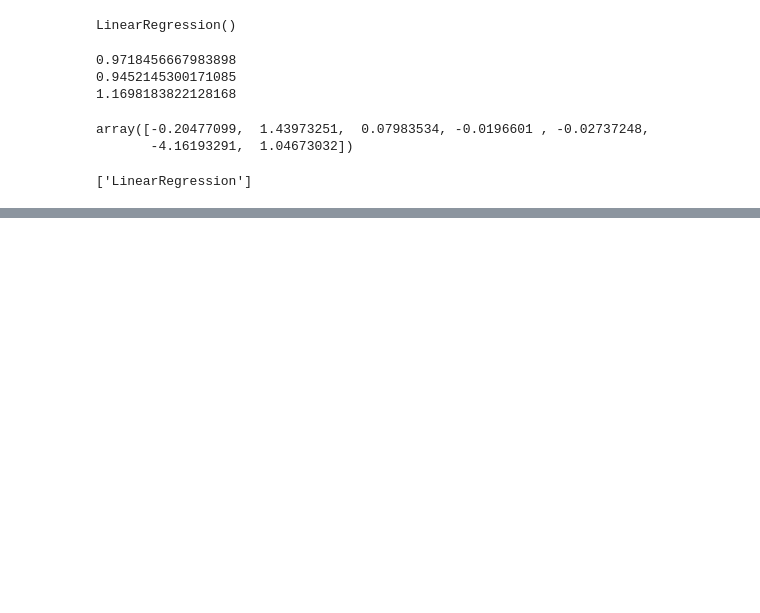
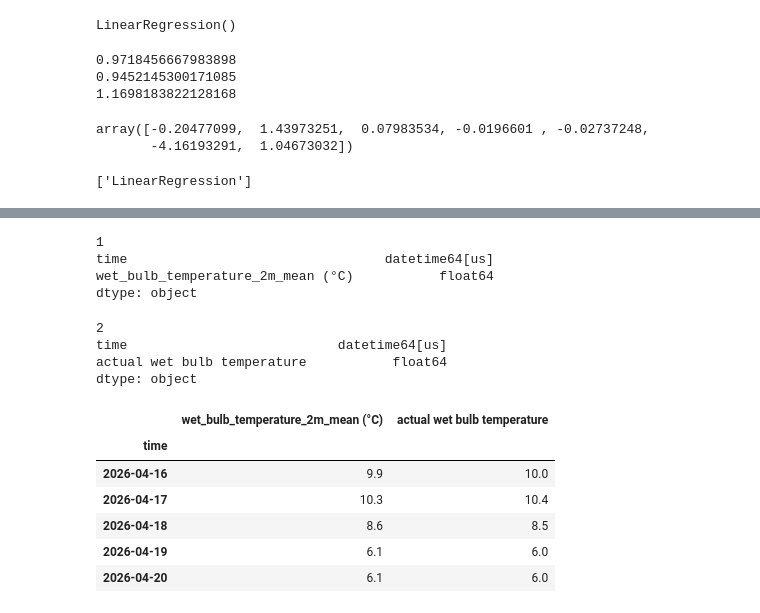
Before and after one commit to nitheshsrb/Fundamentals, a Jupyter notebook: weather.ipynb, the cells around one changed output, grey strips where cells are left out. Saved outputs shown, nothing was run; the diff lists cells and outputs as text; code cells hidden in the pictures; blank space fills up the shorter version.

```diff
--- a/weather.ipynb
+++ b/weather.ipynb
@@ -161,0 +300,14 @@ joblib.dump(model, filename='LinearRegression')
+# %%
+forecast_bulb.dtypes
+# %% [output]
+1
+time                                 datetime64[us]
+wet_bulb_temperature_2m_mean (°C)           float64
+dtype: object
+# %%
+new_df.dtypes
+# %% [output]
+2
+time                           datetime64[us]
+actual wet bulb temperature           float64
+dtype: object
@@ -161,0 +316,10 @@ joblib.dump(model, filename='LinearRegression')
+# %%
+comparison.head()
+# %% [output]
+|  | wet_bulb_temperature_2m_mean (°C) | actual wet bulb temperature |
+| time |  |  |
+| 2026-04-16 | 9.9 | 10.0 |
+| 2026-04-17 | 10.3 | 10.4 |
+| 2026-04-18 | 8.6 | 8.5 |
+| 2026-04-19 | 6.1 | 6.0 |
+| 2026-04-20 | 6.1 | 6.0 |
```
Also changed, not shown: parts of 32 cells of this notebook, 11 other files.
